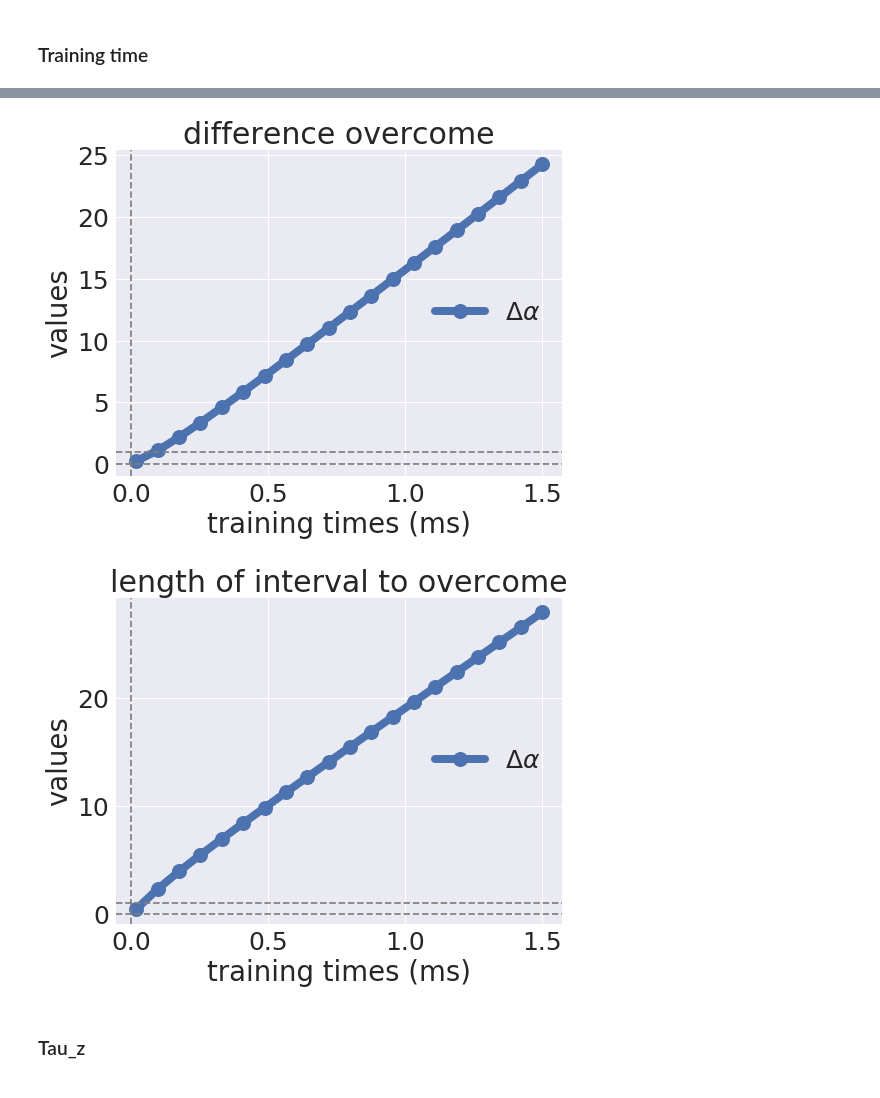
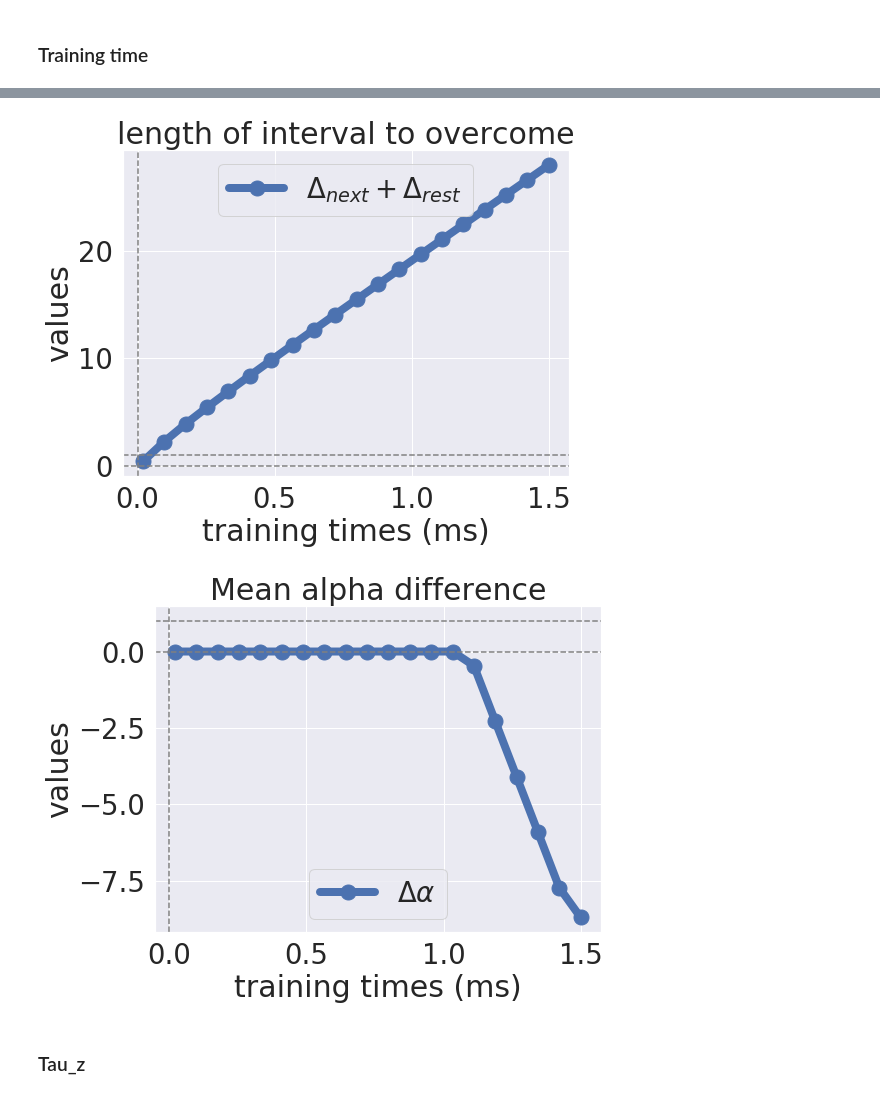
Before and after one commit to h-mayorquin/sequence_learning_paper, a Jupyter notebook: jupyter/2018-08-12(Response of a connectivity matrix to a homogeneous training protocol).ipynb, the cells around one changed output, grey strips where cells are left out. Saved outputs shown, nothing was run; the diff lists cells and outputs as text; code cells hidden in the pictures.

```diff
--- a/jupyter/2018-08-12(Response of a connectivity matrix to a homogeneous training protocol).ipynb
+++ b/jupyter/2018-08-12(Response of a connectivity matrix to a homogeneous training protocol).ipynb
@@ -420,21 +420,7 @@ ax.legend();
 fig = plt.figure()
 ax = fig.add_subplot(111)
 
-ax.plot(independent, mean_alpha_differences, 'o-', ms=ms, lw=lw, label=r'$\Delta \alpha$')
-ax.set_title('Mean alpha difference')
-ax.set_xlabel(xlabel)
-ax.set_ylabel('values')
-
-ax.axhline(1.0, ls='--', color='gray')
-ax.axhline(0, ls='--', color='gray')
-ax.axvline(0, ls='--', color='gray')
-
-ax.legend();
-
-fig = plt.figure()
-ax = fig.add_subplot(111)
-
-ax.plot(independent, diff_rest - diff_next, 'o-', ms=ms, lw=lw, label=r'$\Delta \alpha$')
+ax.plot(independent, diff_rest - diff_next, 'o-', ms=ms, lw=lw, label=r'$\Delta_{rest} - \Delta_{next}$ ')
 ax.set_title('difference overcome')
 ax.set_xlabel(xlabel)
 ax.set_ylabel('values')
@@ -447,7 +433,7 @@ ax.legend();
 
 fig = plt.figure()
 ax = fig.add_subplot(111)
-ax.plot(independent, diff_next + diff_rest, 'o-', ms=ms, lw=lw, label=r'$\Delta \alpha$')
+ax.plot(independent, diff_next + diff_rest, 'o-', ms=ms, lw=lw, label=r'$\Delta_{next} + \Delta_{rest}$ ')
 ax.set_title('length of interval to overcome')
 ax.set_xlabel(xlabel)
 ax.set_ylabel('values')
@@ -456,5 +442,19 @@ ax.axhline(1.0, ls='--', color='gray')
 ax.axhline(0, ls='--', color='gray')
 ax.axvline(0, ls='--', color='gray')
 
+ax.legend()
+
+fig = plt.figure()
+ax = fig.add_subplot(111)
+
+ax.plot(independent, mean_alpha_differences, 'o-', ms=ms, lw=lw, label=r'$\Delta \alpha$')
+ax.set_title('Mean alpha difference')
+ax.set_xlabel(xlabel)
+ax.set_ylabel('values')
+
+ax.axhline(1.0, ls='--', color='gray')
+ax.axhline(0, ls='--', color='gray')
+ax.axvline(0, ls='--', color='gray')
+
 ax.legend();
 # %% [output]
@@ -465,5 +465,5 @@ ax.legend();
-[figure, old version]
+[figure, new version]
-[figure, old version]
+[figure, new version]
 # %% [markdown]
 ### Tau_z
 # %%
```
Also changed, not shown: parts of 17 cells of this notebook, 8 other files.
